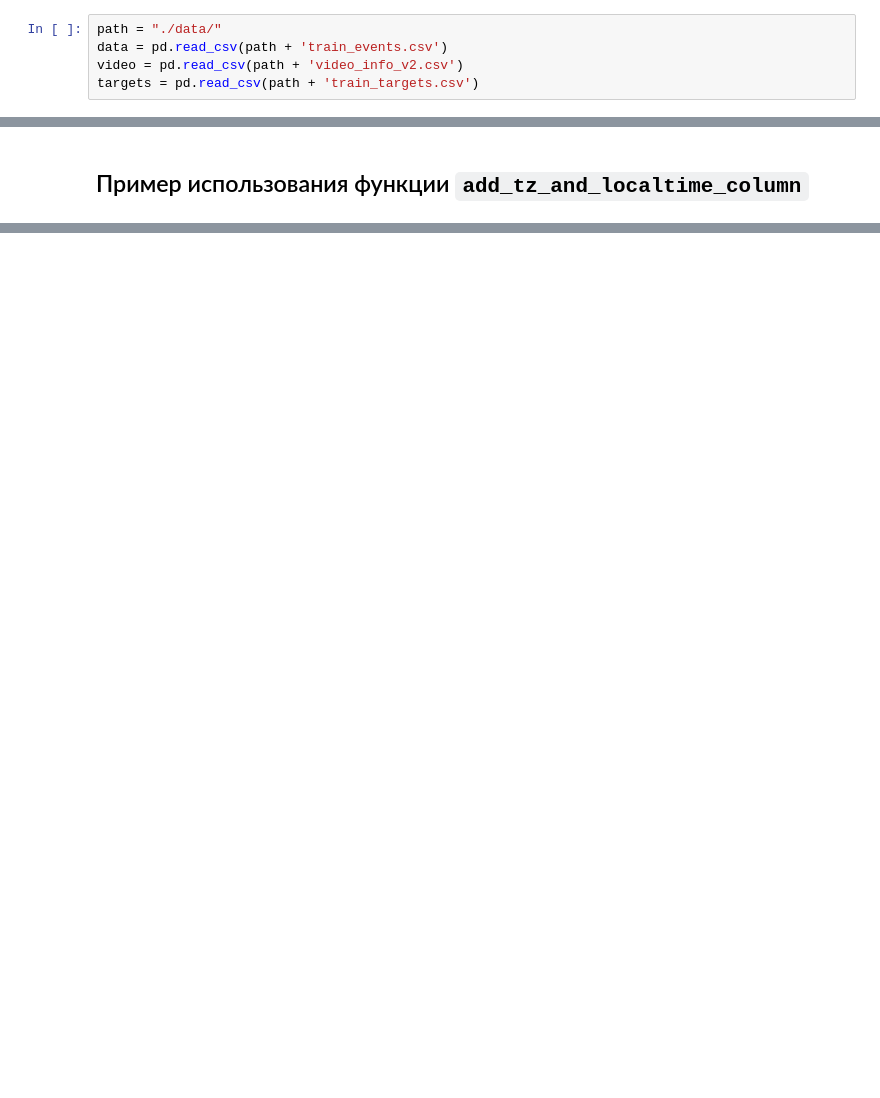
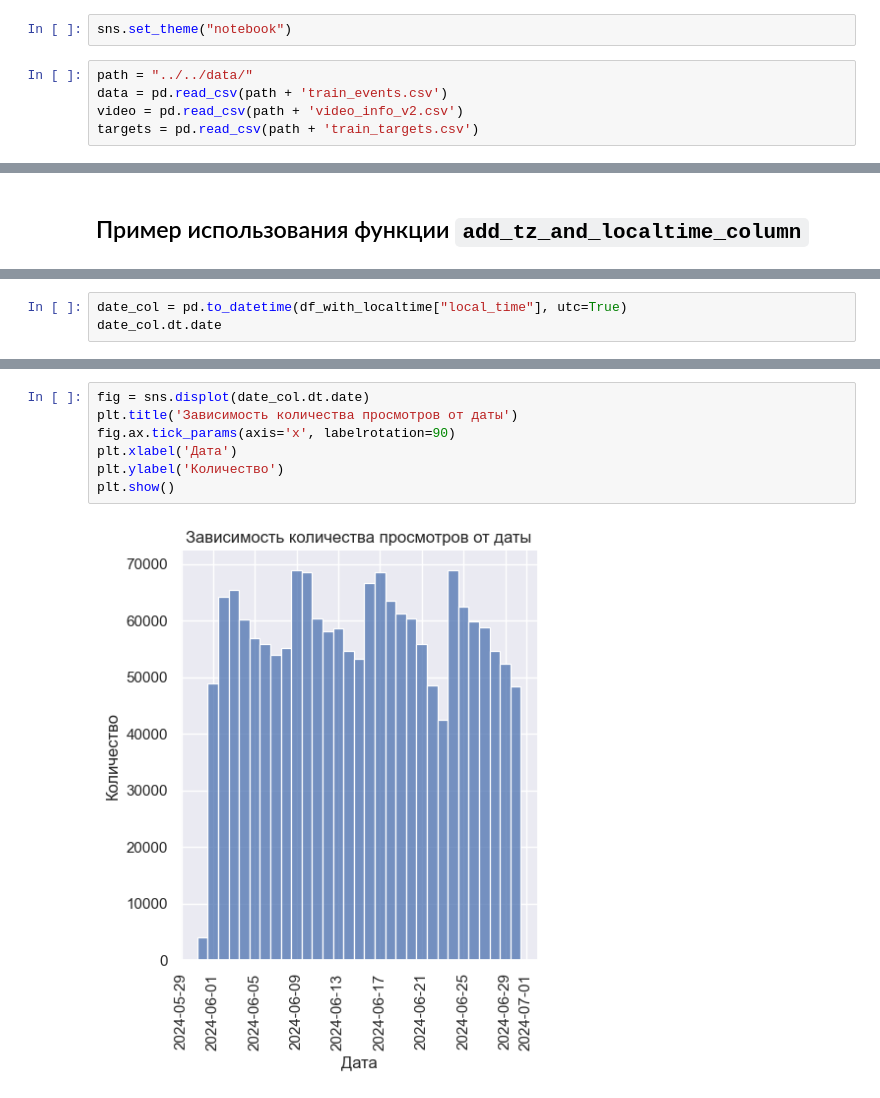
Before and after one commit to Paspasuy/SocDemPrediction, a Jupyter notebook: personal/paspasuy/baseline_socdem.ipynb, the cells around one changed output, grey strips where cells are left out. Cells and saved outputs as stored; diff of their text form; blank space fills up the shorter version.

```diff
--- a/personal/paspasuy/baseline_socdem.ipynb
+++ b/personal/paspasuy/baseline_socdem.ipynb
@@ -6,6 +7,8 @@ from sklearn.metrics import f1_score, accuracy_score
 from collections import Counter
+# %%
+sns.set_theme("notebook")
 # %%
-path = "./data/"
+path = "../../data/"
 data = pd.read_csv(path + 'train_events.csv')
 video = pd.read_csv(path + 'video_info_v2.csv')
 targets = pd.read_csv(path + 'train_targets.csv')
@@ -34,0 +40,3 @@ df_with_localtime.head()
+# %%
+date_col = pd.to_datetime(df_with_localtime["local_time"], utc=True)
+date_col.dt.date
@@ -34,0 +56,9 @@ df_with_localtime.head()
+# %%
+fig = sns.displot(date_col.dt.date)
+plt.title('Зависимость количества просмотров от даты')
+fig.ax.tick_params(axis='x', labelrotation=90)
+plt.xlabel('Дата')
+plt.ylabel('Количество')
+plt.show()
+# %% [output]
+[figure, added]
```
Also changed, not shown: parts of 4 cells of this notebook, 3 other files.
